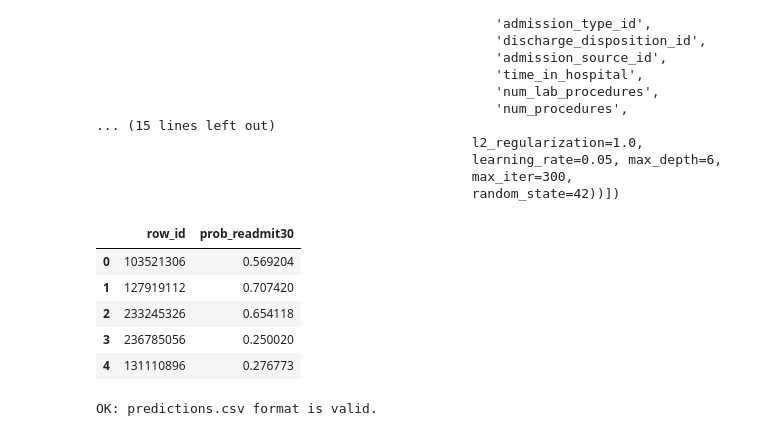
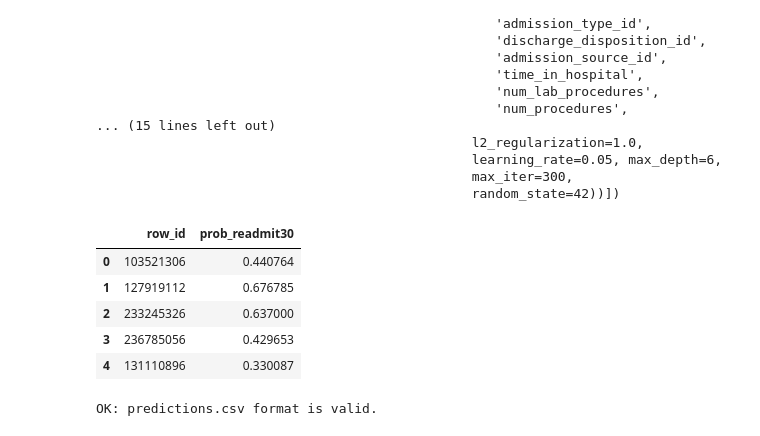
Before and after one commit to joezein71/AIHC-5010-Winter-2026, a Jupyter notebook: 20260216_project1_zein.ipynb, the cells around one changed output. Saved outputs shown, nothing was run; the diff lists cells and outputs as text; code cells hidden in the pictures.

```diff
--- a/20260216_project1_zein.ipynb
+++ b/20260216_project1_zein.ipynb
@@ -956,17 +956,17 @@ Pipeline(steps=[('preprocess',
                                                 max_iter=300,
                                                 random_state=42))])
 # %%
-p_test = clf.predict_proba(test)[:, 1]
-pred = pd.DataFrame({"row_id": test["row_id"].astype(int), "prob_readmit30": p_test.astype(float)})
+p_test = hgb_model.predict_proba(test_processed)[:, 1]
+pred = pd.DataFrame({"row_id": test_processed["row_id"].astype(int), "prob_readmit30": p_test.astype(float)})
 pred.to_csv(OUT_PATH, index=False)
 pred.head()
 # %% [output]
 |  | row_id | prob_readmit30 |
-| 0 | 103521306 | 0.569204 |
-| 1 | 127919112 | 0.707420 |
-| 2 | 233245326 | 0.654118 |
-| 3 | 236785056 | 0.250020 |
-| 4 | 131110896 | 0.276773 |
+| 0 | 103521306 | 0.440764 |
+| 1 | 127919112 | 0.676785 |
+| 2 | 233245326 | 0.637000 |
+| 3 | 236785056 | 0.429653 |
+| 4 | 131110896 | 0.330087 |
 # %%
 # Validate output format (required for students before tagging)
 !python Project-1/readmit30/scripts/validate_submission.py --pred {OUT_PATH} --test {TEST_PATH}
```
Also changed, not shown: parts of 218 cells of this notebook.
